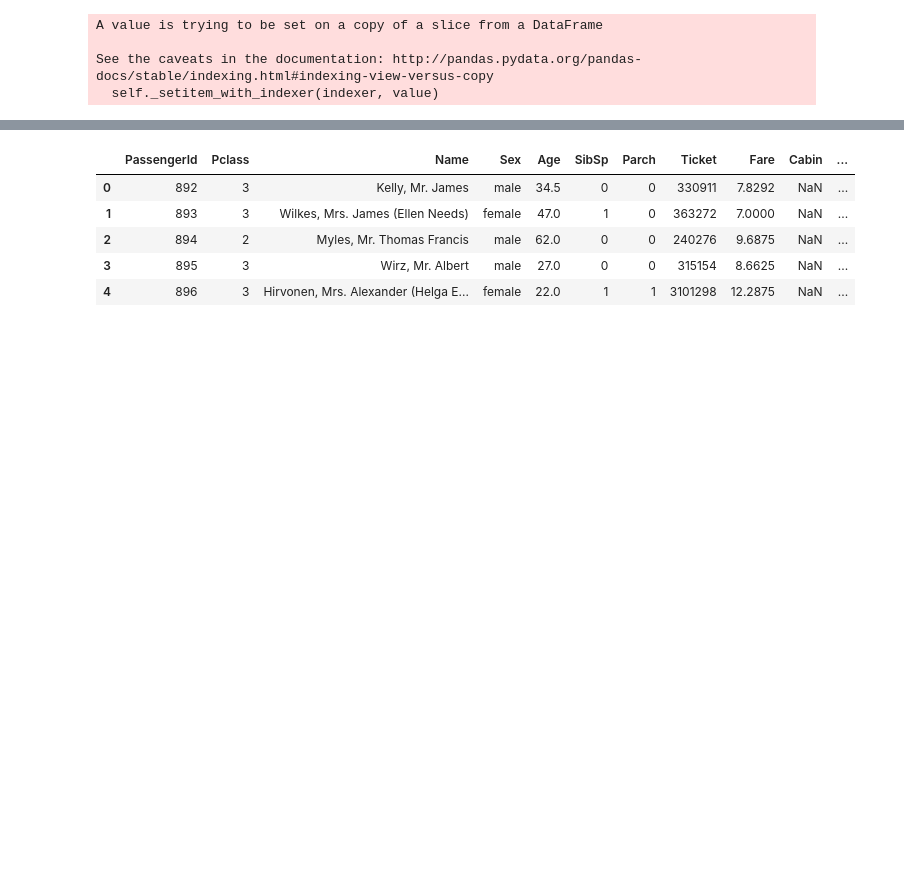
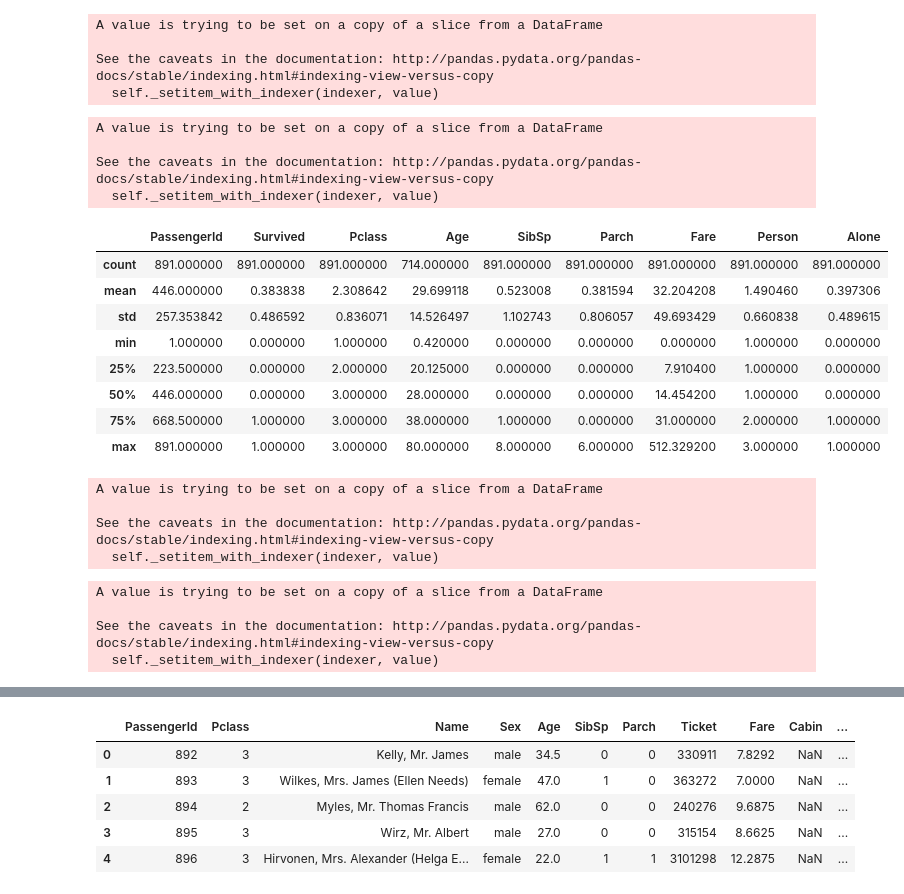
Before and after one commit to jaizw/titanic, a Jupyter notebook: titanic.ipynb, the cells around one changed output, grey strips where cells are left out. Drawn from its saved outputs; the diff is of its cells as text; code cells hidden in the pictures; blank space fills up the shorter version.

```diff
--- a/titanic.ipynb
+++ b/titanic.ipynb
@@ -37,0 +36,44 @@ See the caveats in the documentation: http://pandas.pydata.org/pandas-docs/stabl
+# %%
+titanic_df['EmbarkedNo'] = titanic_df.Embarked
+titanic_df['EmbarkedNo'].loc[titanic_df['EmbarkedNo'] == 'S'] = 1
+titanic_df['EmbarkedNo'].loc[titanic_df['EmbarkedNo'] == 'C'] = 2
+titanic_df['EmbarkedNo'].loc[titanic_df['EmbarkedNo'] == 'Q'] = 3
+# %% [output]
+A value is trying to be set on a copy of a slice from a DataFrame
+
+See the caveats in the documentation: http://pandas.pydata.org/pandas-docs/stable/indexing.html#indexing-view-versus-copy
+  self._setitem_with_indexer(indexer, value)
+# %%
+titanic_df.describe()
+# %% [output]
+|  | PassengerId | Survived | Pclass | Age | SibSp | Parch | Fare | Person | Alone |
+| count | 891.000000 | 891.000000 | 891.000000 | 714.000000 | 891.000000 | 891.000000 | 891.000000 | 891.000000 | 891.000000 |
+| mean | 446.000000 | 0.383838 | 2.308642 | 29.699118 | 0.523008 | 0.381594 | 32.204208 | 1.490460 | 0.397306 |
+| std | 257.353842 | 0.486592 | 0.836071 | 14.526497 | 1.102743 | 0.806057 | 49.693429 | 0.660838 | 0.489615 |
+| min | 1.000000 | 0.000000 | 1.000000 | 0.420000 | 0.000000 | 0.000000 | 0.000000 | 1.000000 | 0.000000 |
+| 25% | 223.500000 | 0.000000 | 2.000000 | 20.125000 | 0.000000 | 0.000000 | 7.910400 | 1.000000 | 0.000000 |
+| 50% | 446.000000 | 0.000000 | 3.000000 | 28.000000 | 0.000000 | 0.000000 | 14.454200 | 1.000000 | 0.000000 |
+| 75% | 668.500000 | 1.000000 | 3.000000 | 38.000000 | 1.000000 | 0.000000 | 31.000000 | 2.000000 | 1.000000 |
+| max | 891.000000 | 1.000000 | 3.000000 | 80.000000 | 8.000000 | 6.000000 | 512.329200 | 3.000000 | 1.000000 |
+# %%
+titanic_df['AgeNo'] = titanic_df['Age']
+titanic_df['AgeNo'].loc[(titanic_df['AgeNo'] > 0) & (titanic_df['AgeNo'] <= 21)] = 1
+titanic_df['AgeNo'].loc[(titanic_df['AgeNo'] > 21) & (titanic_df['AgeNo'] <= 28)] = 2
+titanic_df['AgeNo'].loc[(titanic_df['AgeNo'] > 28) & (titanic_df['AgeNo'] <= 38)] = 3
+titanic_df['AgeNo'].loc[(titanic_df['AgeNo'] > 38) & (titanic_df['AgeNo'] <= 80)] = 4
+# %% [output]
+A value is trying to be set on a copy of a slice from a DataFrame
+
+See the caveats in the documentation: http://pandas.pydata.org/pandas-docs/stable/indexing.html#indexing-view-versus-copy
+  self._setitem_with_indexer(indexer, value)
+# %%
+titanic_df['FareNo'] = titanic_df['Fare']
+titanic_df['FareNo'].loc[(titanic_df['FareNo'] > 0) & (titanic_df['FareNo'] <= 7.910400)] = 1
+titanic_df['FareNo'].loc[(titanic_df['FareNo'] > 7.910400) & (titanic_df['FareNo'] <= 14.454200)] = 2
+titanic_df['FareNo'].loc[(titanic_df['FareNo'] > 14.454200) & (titanic_df['FareNo'] <= 31.000000)] = 3
+titanic_df['FareNo'].loc[(titanic_df['FareNo'] > 31.000000) & (titanic_df['FareNo'] <= 512.329200)] = 4
+# %% [output]
+A value is trying to be set on a copy of a slice from a DataFrame
+
+See the caveats in the documentation: http://pandas.pydata.org/pandas-docs/stable/indexing.html#indexing-view-versus-copy
+  self._setitem_with_indexer(indexer, value)
```
Also changed, not shown: parts of 32 cells of this notebook.
